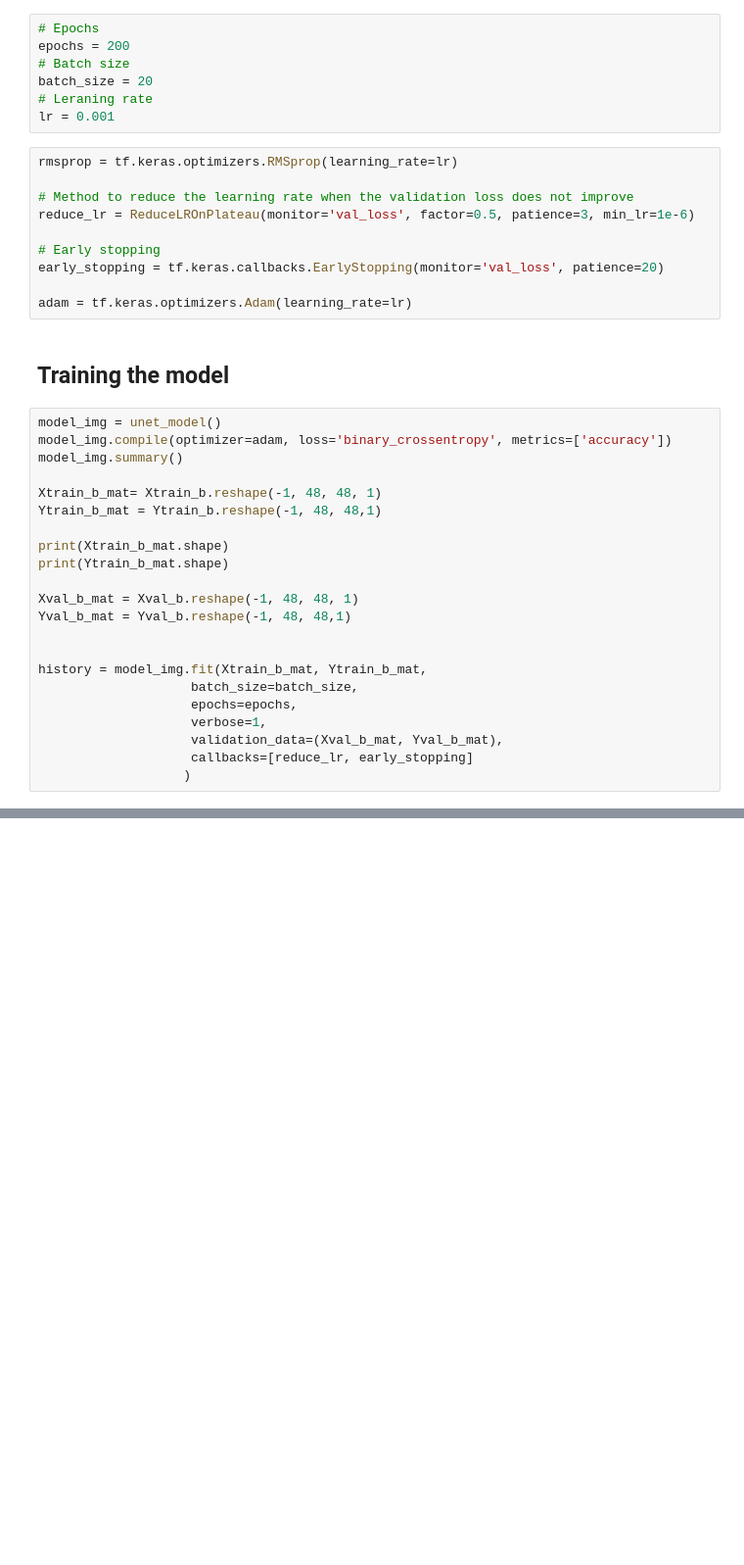
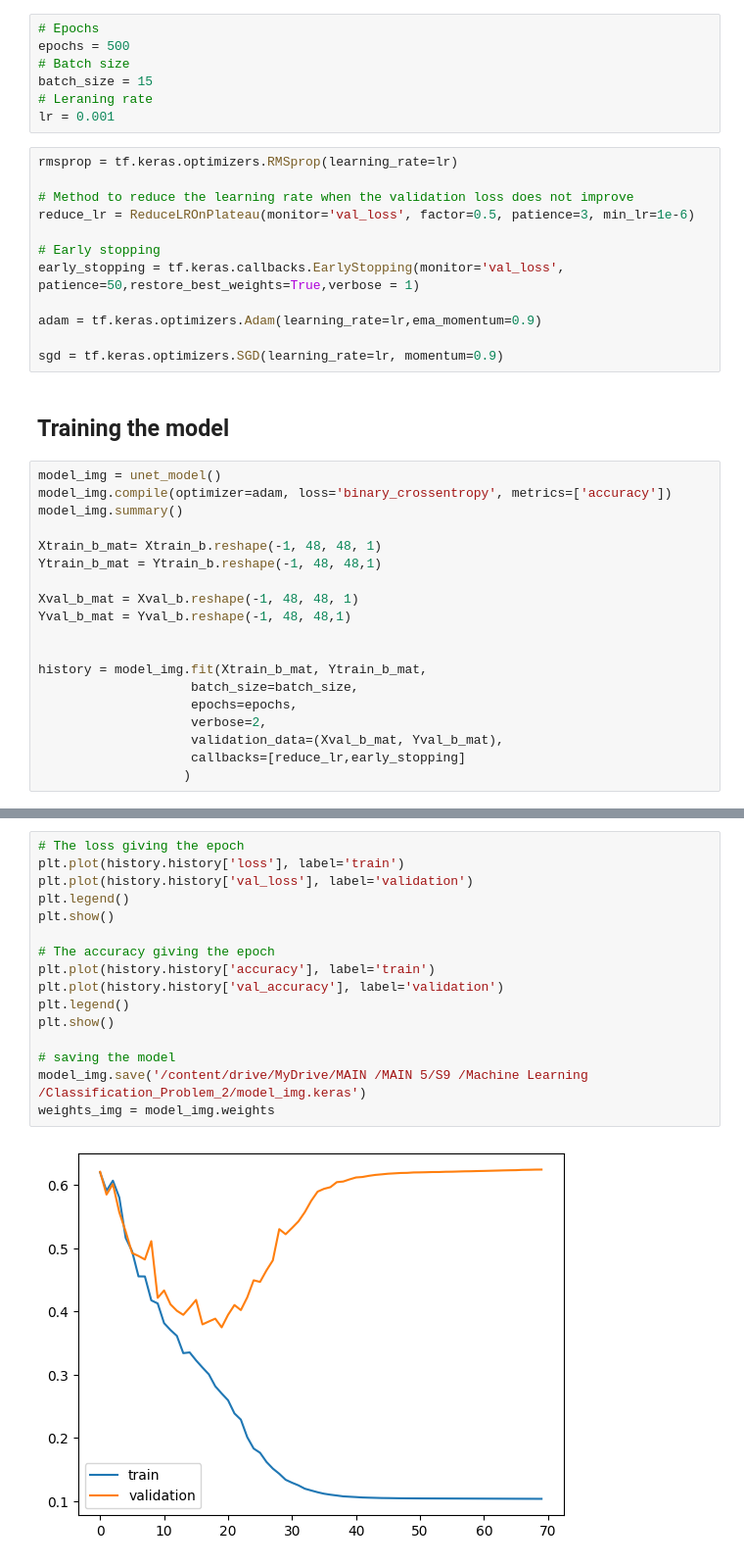
Before and after one commit to Seb65789/Lisboa-Machine-Learning-Project, a Jupyter notebook: Part_2/Classification_Problem_2/Classification_PB_2.ipynb, the cells around one changed output, grey strips where cells are left out. Shown at 98% size. Drawn from its saved outputs; the diff is of its cells as text; blank space fills up the shorter version.

Commit message:
Second Model on the patches

```diff
--- a/Part_2/Classification_Problem_2/Classification_PB_2.ipynb
+++ b/Part_2/Classification_Problem_2/Classification_PB_2.ipynb
@@ -163,9 +190,9 @@ def unet_model(input_shape=(48, 48, 1)):
     return model
 # %%
 # Epochs
-epochs = 200
+epochs = 500
 # Batch size
-batch_size = 20
+batch_size = 15
 # Leraning rate
 lr = 0.001
 # %%
@@ -175,9 +202,11 @@ rmsprop = tf.keras.optimizers.RMSprop(learning_rate=lr)
 reduce_lr = ReduceLROnPlateau(monitor='val_loss', factor=0.5, patience=3, min_lr=1e-6)
 
 # Early stopping
-early_stopping = tf.keras.callbacks.EarlyStopping(monitor='val_loss', patience=20)
+early_stopping = tf.keras.callbacks.EarlyStopping(monitor='val_loss', patience=50,restore_best_weights=True,verbose = 1)
 
-adam = tf.keras.optimizers.Adam(learning_rate=lr)
+adam = tf.keras.optimizers.Adam(learning_rate=lr,ema_momentum=0.9)
+
+sgd = tf.keras.optimizers.SGD(learning_rate=lr, momentum=0.9)
 # %% [markdown]
 ## Training the model
 # %%
@@ -188,9 +217,6 @@ model_img.summary()
 Xtrain_b_mat= Xtrain_b.reshape(-1, 48, 48, 1)
 Ytrain_b_mat = Ytrain_b.reshape(-1, 48, 48,1)
 
-print(Xtrain_b_mat.shape)
-print(Ytrain_b_mat.shape)
-
 Xval_b_mat = Xval_b.reshape(-1, 48, 48, 1)
 Yval_b_mat = Yval_b.reshape(-1, 48, 48,1)
 
@@ -198,7 +224,7 @@ Yval_b_mat = Yval_b.reshape(-1, 48, 48,1)
 history = model_img.fit(Xtrain_b_mat, Ytrain_b_mat,
                     batch_size=batch_size,
                     epochs=epochs,
-                    verbose=1,
+                    verbose=2,
                     validation_data=(Xval_b_mat, Yval_b_mat),
-                    callbacks=[reduce_lr, early_stopping]
+                    callbacks=[reduce_lr,early_stopping]
                    )
@@ -235,0 +233,18 @@ Best obtained so far -> rmsprop
+# %%
+# The loss giving the epoch
+plt.plot(history.history['loss'], label='train')
+plt.plot(history.history['val_loss'], label='validation')
+plt.legend()
+plt.show()
+
+# The accuracy giving the epoch
+plt.plot(history.history['accuracy'], label='train')
+plt.plot(history.history['val_accuracy'], label='validation')
+plt.legend()
+plt.show()
+
+# saving the model
+model_img.save('/content/drive/MyDrive/MAIN /MAIN 5/S9 /Machine Learning /Classification_Problem_2/model_img.keras')
+weights_img = model_img.weights
+# %% [output]
+[figure, added]
```
Also changed, not shown: parts of 19 cells of this notebook, 1 other file.
